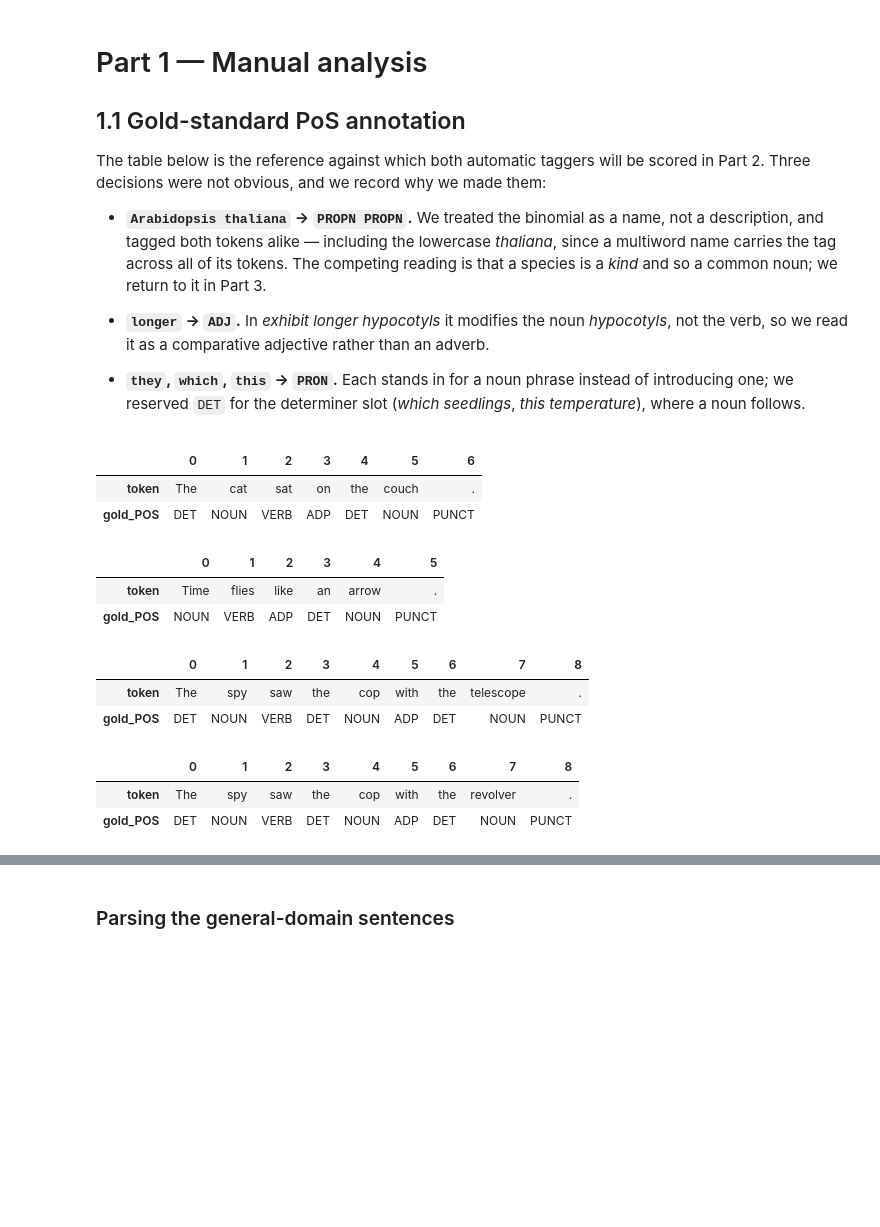
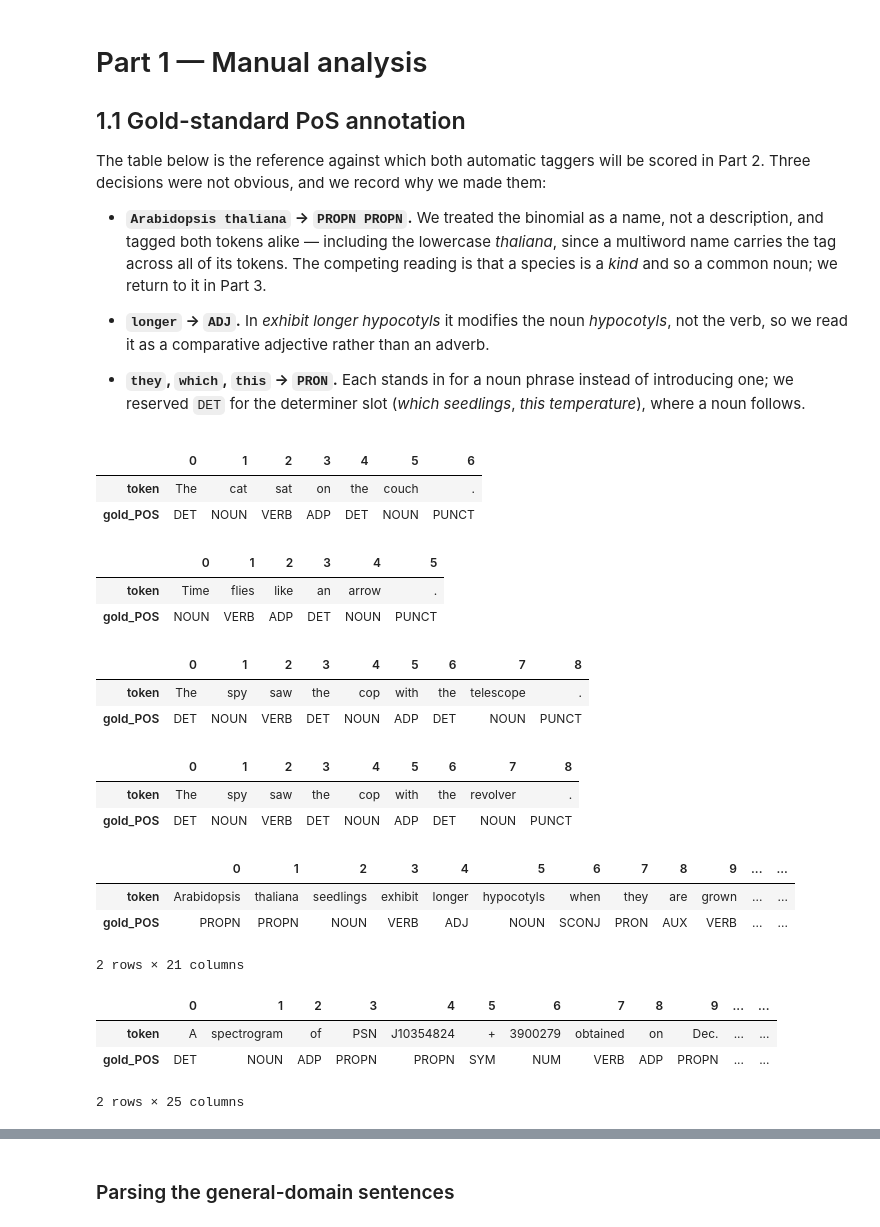
Before and after one commit to fserracrespi/Workshop_1_NLP_Today, a Jupyter notebook: main.ipynb, the cells around one changed output, grey strips where cells are left out. Saved outputs shown, nothing was run; the diff lists cells and outputs as text; code cells hidden in the pictures; blank space fills up the shorter version.

```diff
--- a/main.ipynb
+++ b/main.ipynb
@@ -60,33 +60,41 @@ Three decisions were not obvious, and we record why we made them:
 # %%
 # GOLD   : sentence -> list of gold PoS tags
 # TOKENS : sentence -> our tokenisation
 GOLD, TOKENS = {}, {}
 
 for _, row in data.iterrows():
     GOLD[row["Sentence"]] = row["Pos"].split()
     TOKENS[row["Sentence"]] = row["Tokens"].split()
 
 TAGSET = ["ADJ", "ADP", "AUX", "DET", "NOUN", "NUM", "PRON", "PROPN", "PUNCT", "SCONJ",
           "SYM", "VERB"]
 
 assert all(t in TAGSET for tags in GOLD.values() for t in tags), "gold uses a tag outside TAGSET"
 assert all(len(TOKENS[s]) == len(GOLD[s]) for s in GOLD), "token / tag length mismatch"
 
-for sentence in list(GOLD)[:4]:
+for sentence in list(GOLD):
     display(pd.DataFrame({"token": TOKENS[sentence], "gold_POS": GOLD[sentence]}).T)
 # %% [output]
 |  | 0 | 1 | 2 | 3 | 4 | 5 | 6 |
 | token | The | cat | sat | on | the | couch | . |
 | gold_POS | DET | NOUN | VERB | ADP | DET | NOUN | PUNCT |
 |  | 0 | 1 | 2 | 3 | 4 | 5 |
 | token | Time | flies | like | an | arrow | . |
 | gold_POS | NOUN | VERB | ADP | DET | NOUN | PUNCT |
 |  | 0 | 1 | 2 | 3 | 4 | 5 | 6 | 7 | 8 |
 | token | The | spy | saw | the | cop | with | the | telescope | . |
 | gold_POS | DET | NOUN | VERB | DET | NOUN | ADP | DET | NOUN | PUNCT |
 |  | 0 | 1 | 2 | 3 | 4 | 5 | 6 | 7 | 8 |
 | token | The | spy | saw | the | cop | with | the | revolver | . |
 | gold_POS | DET | NOUN | VERB | DET | NOUN | ADP | DET | NOUN | PUNCT |
+|  | 0 | 1 | 2 | 3 | 4 | 5 | 6 | 7 | 8 | 9 | ... | ... |
+| token | Arabidopsis | thaliana | seedlings | exhibit | longer | hypocotyls | when | they | are | grown | ... | ... |
+| gold_POS | PROPN | PROPN | NOUN | VERB | ADJ | NOUN | SCONJ | PRON | AUX | VERB | ... | ... |
+2 rows × 21 columns
+|  | 0 | 1 | 2 | 3 | 4 | 5 | 6 | 7 | 8 | 9 | ... | ... |
+| token | A | spectrogram | of | PSN | J10354824 | + | 3900279 | obtained | on | Dec. | ... | ... |
+| gold_POS | DET | NOUN | ADP | PROPN | PROPN | SYM | NUM | VERB | ADP | PROPN | ... | ... |
+2 rows × 25 columns
 # %% [markdown]
 ## 1.2 The grammar
 
```
Also changed, not shown: parts of 22 cells of this notebook.
